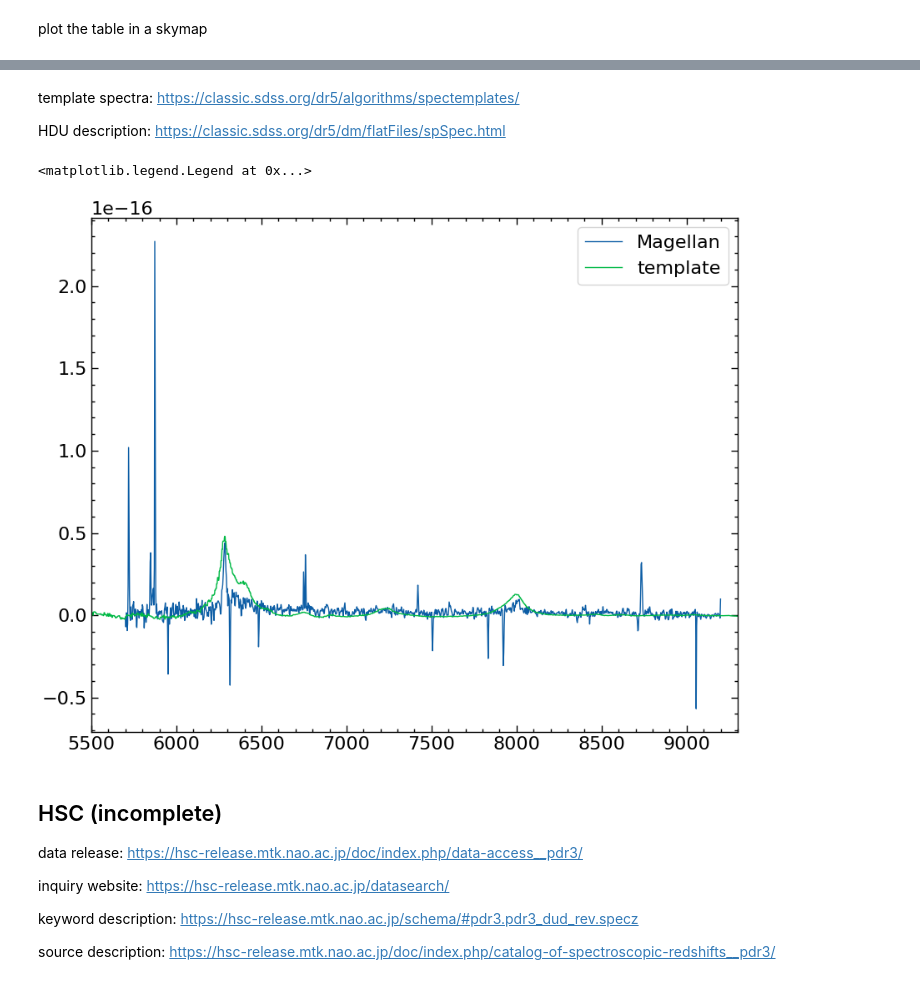
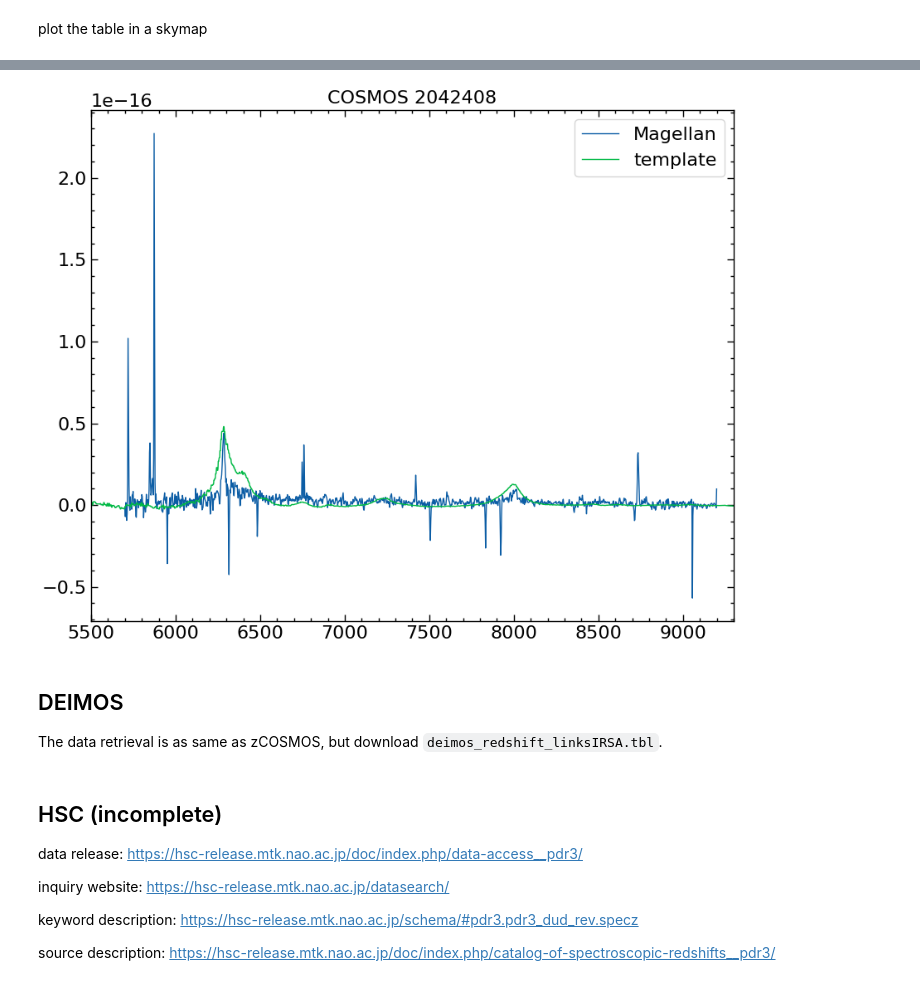
Before and after one commit to Chisen-Lupus/dwarf_agn_cosmos, a Jupyter notebook: hsc-ssp-download.ipynb, the cells around one changed output, grey strips where cells are left out. Saved outputs shown, nothing was run; the diff lists cells and outputs as text; code cells hidden in the pictures.

```diff
--- a/hsc-ssp-download.ipynb
+++ b/hsc-ssp-download.ipynb
@@ -148,32 +183,28 @@ hdu1[0].header['DATE-OBS'], hdu2[0].header['DATE-OBS']
-# %% [markdown]
-template spectra: https://classic.sdss.org/dr5/algorithms/spectemplates/
-
-HDU description: https://classic.sdss.org/dr5/dm/flatFiles/spSpec.html
 # %%
 # COSMOS 2042408 (300)
 
 plt.figure(figsize=[10, 8])
 
 hdu1 = fits.open('spec/magellan_opt_095906+022639_spec_31.fits')
 data1 = hdu1[0].data
 plt.plot(data1[0], data1[1], label='Magellan', linewidth=1)
 
 wl_HB = 4861
 wl_MgII = 2798
 wl_CIV = 1549
 # z = 0.276
 # plt.axvline(x=wl_HB*(1+z), c='C1', linewidth=1, label='H Beta (HSC z)')
 z = 4.17
 # plt.axvline(x=wl_CIV*(1+z), c='C2', linewidth=1, label='C IV (Magellan z)')
 
 hdutemp = fits.open('spec/spDR2-029.fit')
 datatemp = hdutemp[0].data
 headertemp = hdutemp[0].header
 start, stop, num = headertemp['COEFF0'], headertemp['COEFF0']+headertemp['COEFF1']*datatemp[1].size, datatemp[1].size
 plt.plot(np.logspace(start, stop, num)*(1+z), datatemp[1]*1e-17/5, label='template', linewidth=1)
 
+plt.title('COSMOS 2042408')
 plt.xlim(5500, 9300)
-plt.legend(frameon=True)
+plt.legend(frameon=True);
 # %% [output]
-<matplotlib.legend.Legend at 0x...>
-[figure, old version]
+[figure, new version]
@@ -182,3 +211,7 @@ plt.legend(frameon=True)
+# %% [markdown]
+## DEIMOS
+
+The data retrieval is as same as zCOSMOS, but download `deimos_redshift_linksIRSA.tbl`.
 # %% [markdown]
 ## HSC (incomplete)
 
```
Also changed, not shown: parts of 22 cells of this notebook.
